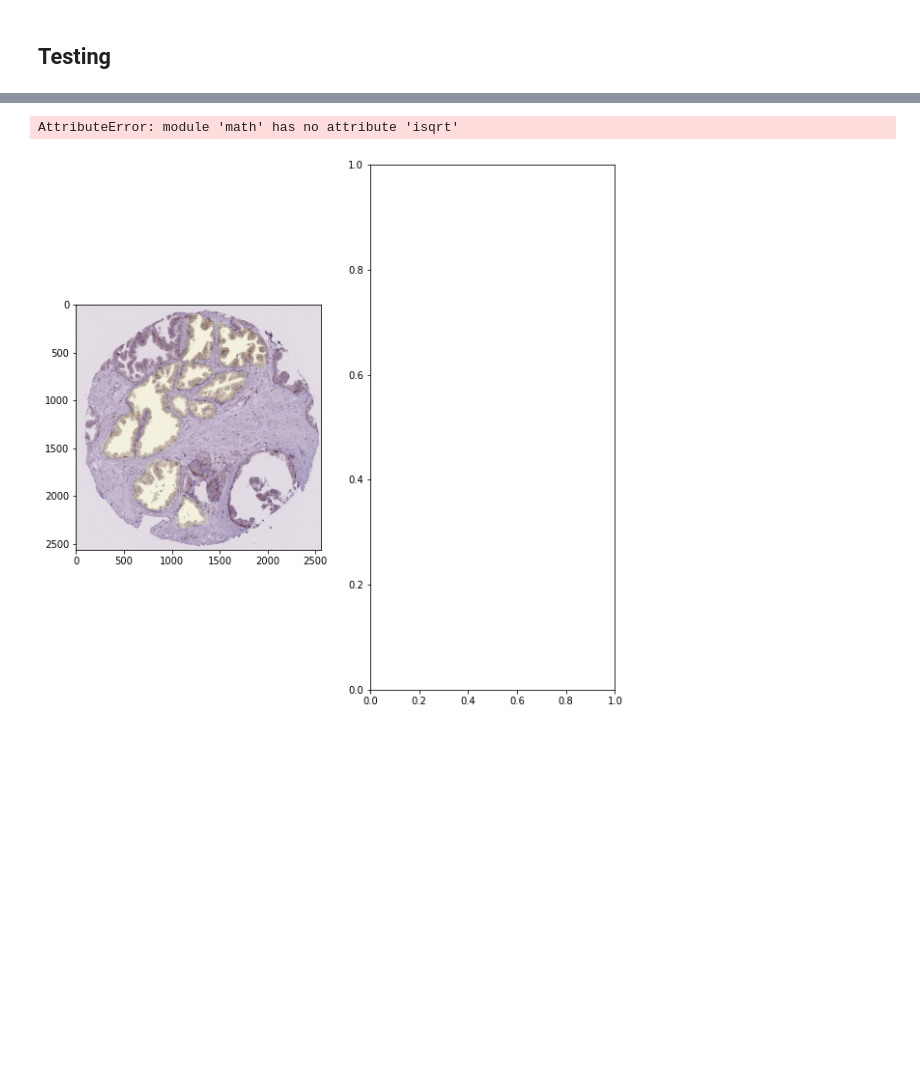
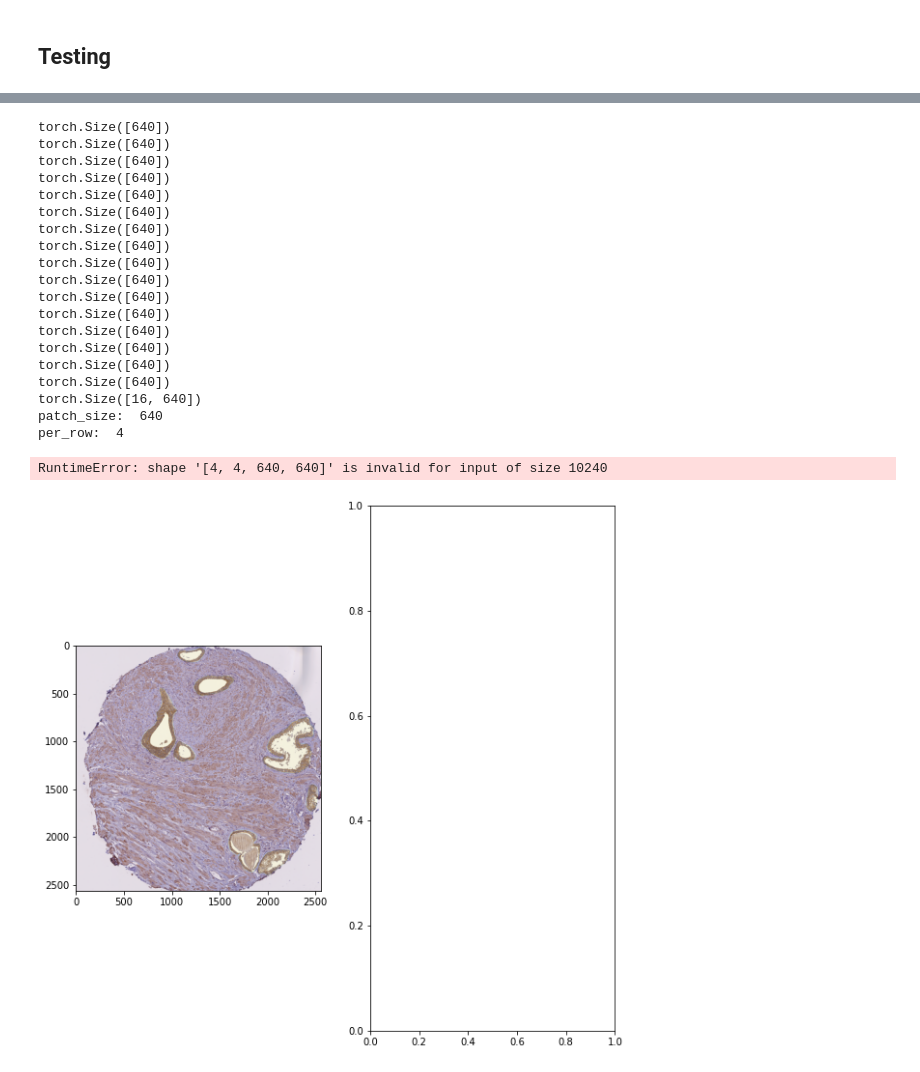
Before and after one commit to DangHa/Hacking_Human_Body_Kaggle, a Jupyter notebook: Unet.ipynb, the cells around one changed output, grey strips where cells are left out. Saved outputs shown, nothing was run; the diff lists cells and outputs as text; code cells hidden in the pictures; blank space fills up the shorter version.

```diff
--- a/Unet.ipynb
+++ b/Unet.ipynb
@@ -281,8 +304,10 @@ def image_recon(patches):
   # patches is a tensor of shape (#ofpatches, patch_size, patch_size)
   # Assumes #ofpatches is a perfect square
   shape = patches.shape
-  per_row = math.isqrt(shape[0])
+  per_row = int(math.sqrt(shape[0]))
   patch_size = shape[1]
+  print("patch_size: ", patch_size)
+  print("per_row: ", per_row)
   recon = patches.contiguous().view(per_row, per_row, patch_size, patch_size)
   recon = recon.permute(0,2,1,3).reshape(per_row*patch_size, per_row*patch_size)
   return recon
@@ -427,7 +434,8 @@ torch.save(model, 'model.pth')
 # %%
 # Load trained model downloaded from kaggle and stored in results
 # Notation: d=depth, e=epochs, i=images in batch, b=patchsize_#ofpatchesinbatch, w=weights(True of False)
-model_path = ''
+import pickle
+model_path = '/kaggle/input/64033batchnorm/'
 dic_path = model_path + 'in_epoch_loss_dic.pkl'
 
 model = torch.load(model_path + 'model.pth', map_location=torch.device('cpu'))
@@ -466,36 +512,58 @@ plt.savefig('320_10_3_binarryentropy_4epochs_351images.png')
 class metamodel():
   def __init__(self, model):
     self.model = model
 
   def predict(self, image, label):
     # label for plot of target
     # Plot objects
     fig, ax = plt.subplots(1,2)
     ax = ax.flatten()
     ax[0].imshow(img.permute(1,2,0))
     ax[0].imshow(label, alpha=0.1)
 
     patches = image_patch(image, 320*2)
     prediction = []
     for i, patch in enumerate(DataLoader(patches)):
       patch = patch.float()
       # pred = pred.type(torch.uint8)
       pred = model(patch).squeeze().softmax(0).argmax(0)
+      print(pred.shape)
       pred = pred.detach()
       prediction.append(pred)
+
     prediction = torch.stack(prediction)
+    print(prediction.shape)
     prediction = image_recon(prediction)
     # ax[1].imshow(img.permute(1,2,0))
     ax[1].imshow(prediction) #, alpha=0.1)
     return prediction
 
 meta = metamodel(model)
-img, label = dataset[0]
+img, label = dataset[7]
 img = img.permute(2, 0, 1)
 pred = meta.predict(img, label)
 # %% [output]
-AttributeError: module 'math' has no attribute 'isqrt'
+torch.Size([640])
+torch.Size([640])
+torch.Size([640])
+torch.Size([640])
+torch.Size([640])
+torch.Size([640])
+torch.Size([640])
+torch.Size([640])
+torch.Size([640])
+torch.Size([640])
+torch.Size([640])
+torch.Size([640])
+torch.Size([640])
+torch.Size([640])
+torch.Size([640])
+torch.Size([640])
+torch.Size([16, 640])
+patch_size:  640
+per_row:  4
+RuntimeError: shape '[4, 4, 640, 640]' is invalid for input of size 10240
-[figure, old version]
+[figure, new version]
 # %%
 test = torch.where(pred>=0.5, 1, 0)
 # # test = pred
```
Also changed, not shown: parts of 9 cells of this notebook.
